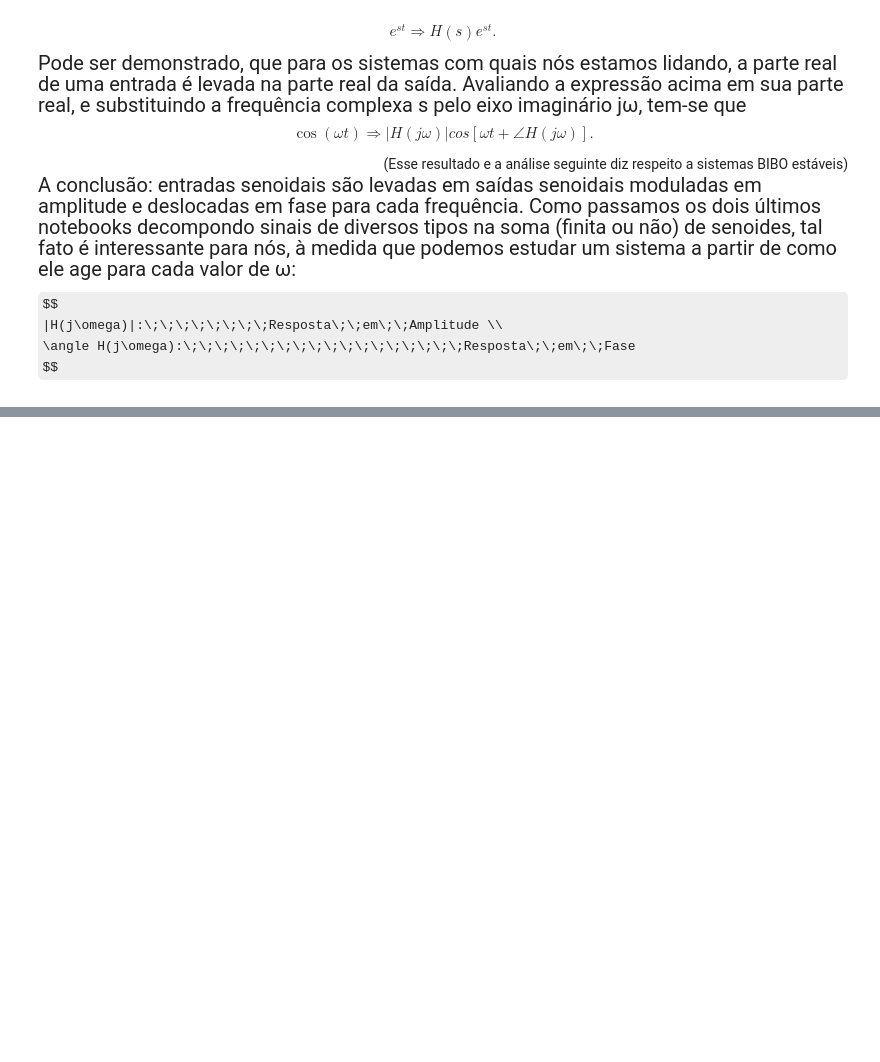
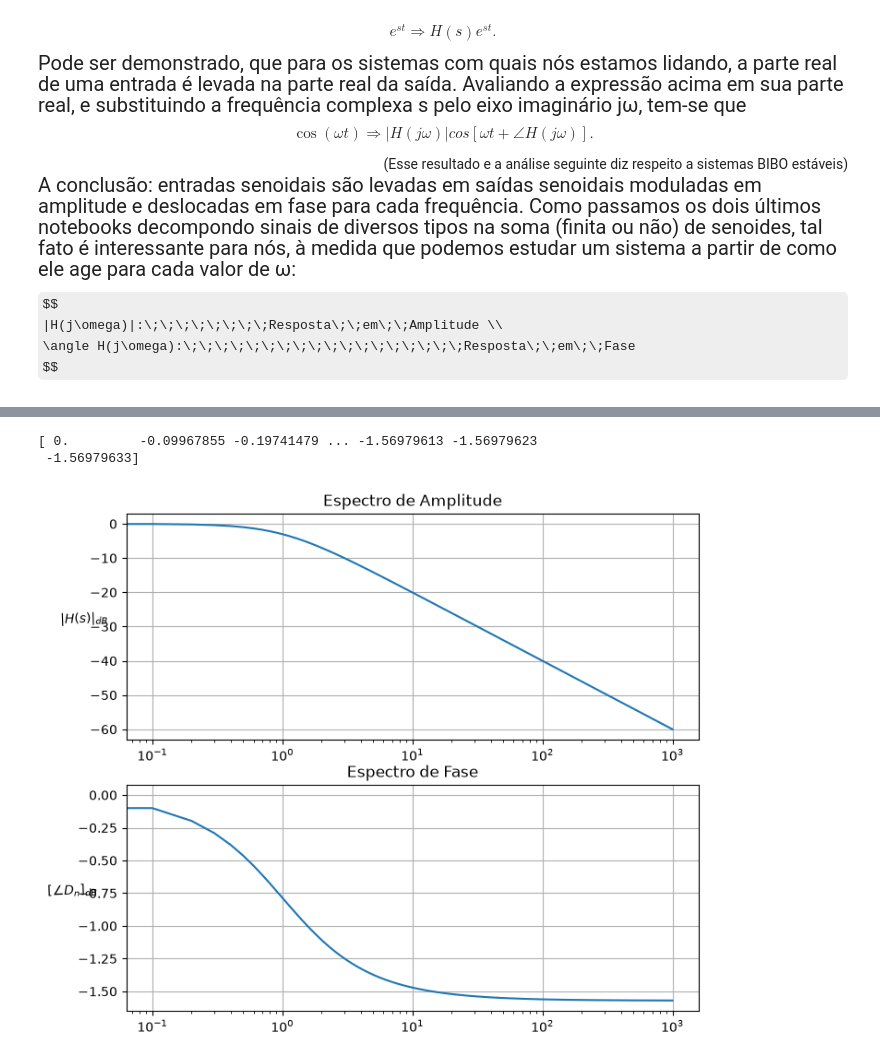
Before and after one commit to BernardoPimentel7249/Sinais-e-Sistemas, a Jupyter notebook: 4 - Resposta em Frequência e Filtros.ipynb, the cells around one changed output, grey strips where cells are left out. Cells and saved outputs as stored; diff of their text form; code cells hidden in the pictures; some formulas as TeX source; blank space fills up the shorter version.

Commit message:
diagrama de bode

```diff
--- a/4 - Resposta em Frequência e Filtros.ipynb
+++ b/4 - Resposta em Frequência e Filtros.ipynb
@@ -323,0 +360,69 @@ $$
+# %%
+import numpy as np
+import sympy as sp
+import matplotlib.pyplot as plt
+
+s = sp.symbols('s')
+# Obtém expressão da transformada, o denominador e o numerador dela:
+H = 1/(s+1)
+num, den = sp.fraction(H)
+num = sp.simplify(num)
+den = sp.simplify(den)
+
+# Obtém polos e zeros para plotar:
+z = sp.roots(num, s)
+p = sp.roots(den, s)
+zeros = list(z.keys())
+polos = list(p.keys())
+
+polos_unicos = []
+polos_repetidos = []
+for polo in polos:
+    if p[polo] > 1:
+        polos_repetidos.append(polo)
+    else:
+        polos_unicos.append(polo)
+
+re_z, im_z = [], []
+for zero in zeros:
+    re_z.append(float(sp.re(zero)))
+    im_z.append(float(sp.im(zero)))
+
+re_p_u, im_p_u = [], []
+for polo in polos_unicos:
+    for n in range(p[polo]):
+        re_p_u.append(float(sp.re(polo)))
+        im_p_u.append(float(sp.im(polo)))
+
+re_p_r, im_p_r = [], []
+for polo in polos_repetidos:
+    for n in range(p[polo]):
+        re_p_r.append(float(sp.re(polo)))
+        im_p_r.append(float(sp.im(polo)))
+
+H = sp.lambdify(s, H)
+
+omega_l = 1e3 # Frequência máxima da vizualização
+omega = 1j*np.linspace(0, omega_l, 100000)
+
+H = H(omega)
+amp = 20*np.log10(np.abs(H))
+fas = (np.angle(H))
+print(fas)
+
+# Plot:
+fig, axs = plt.subplots(2, 1, figsize=(8, 7))
+axs[0].semilogx(np.imag(omega), amp)
+axs[0].set_ylabel(r"$|H(s)|_{dB}$", rotation=2)
+axs[0].set_title("Espectro de Amplitude")
+axs[0].grid(True)
+
+axs[1].semilogx(np.imag(omega), fas)
+axs[1].set_ylabel(r"$[∠D_n]_{dB}$", rotation=2)
+axs[1].set_title("Espectro de Fase")
+axs[1].grid(True)
+plt.show()
+# %% [output]
+[ 0.         -0.09967855 -0.19741479 ... -1.56979613 -1.56979623
+ -1.56979633]
+[figure, added]
```
Also changed, not shown: parts of 4 cells of this notebook, 1 other file.
